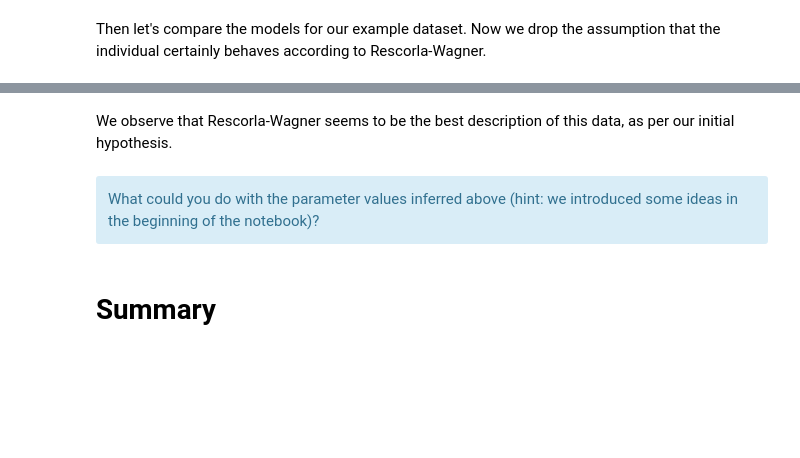
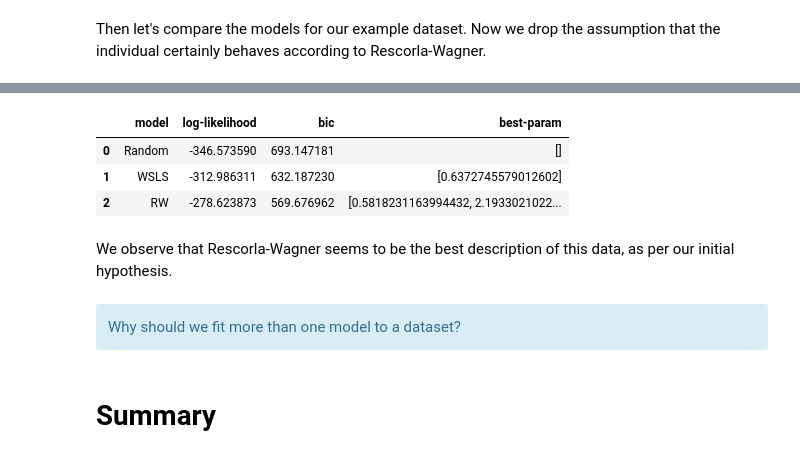
Before and after one commit to ainip/computational-ui-design-aalto, a Jupyter notebook: 2011-16-11-comp-modeling-workflow/computational-modeling-workflow.ipynb, the cells around one changed output, grey strips where cells are left out. Cells and saved outputs as stored; diff of their text form; code cells hidden in the pictures; blank space fills up the shorter version.

Commit message:
minor fixes to the notebook

```diff
--- a/2011-16-11-comp-modeling-workflow/computational-modeling-workflow.ipynb
+++ b/2011-16-11-comp-modeling-workflow/computational-modeling-workflow.ipynb
@@ -994,44 +1048,49 @@ display(test_data.head())
 # %%
-# Compute bic scores for evey model for our initial set of data
+# Compute bic scores for every model for our initial set of data
 row_list = []
 
 # For each model
 for m in tqdm(models, file=sys.stdout):
 
     # Specific case for the random model
     if m == Random:
         # There is no best param (non parametric model)
         best_param = []
         # Get log-likelihood for best param
         ll = log_likelihood(data=d, param=[], model=Random)
 
     else:
         # Optmize
-        best_param, best_value = optimize(data=bhv_single, model=m)
+        best_param, best_value = optimize(data=test_data, model=m)
 
         # Get log-likelihood for best param
         ll = -best_value
 
     # Compute the BIC score
     bs = bic(ll, k=len(m.fit_bounds), n_iteration=T)
 
     # Backup
     row_list.append({
         "model": m.__name__,
         "log-likelihood": ll,
         "bic": bs,
         "best-param": best_param})
 
 # Create dataframe
 comp_single = pd.DataFrame(row_list)
 
 # Print...
 display(comp_single)
+# %% [output]
+|  | model | log-likelihood | bic | best-param |
+| 0 | Random | -346.573590 | 693.147181 | [] |
+| 1 | WSLS | -312.986311 | 632.187230 | [0.6372745579012602] |
+| 2 | RW | -278.623873 | 569.676962 | [0.5818231163994432, 2.1933021022... |
 # %% [markdown]
 We observe that Rescorla-Wagner seems to be the best description of this data, as per our initial hypothesis.
 # %% [markdown]
 <div class="alert alert-block alert-info">
-What could you do with the parameter values inferred above (hint: we introduced some ideas in the beginning of the notebook)?
+Why should we fit more than one model to a dataset?
 </div>
 # %% [markdown]
 # Summary
```
Also changed, not shown: parts of 17 cells of this notebook.
